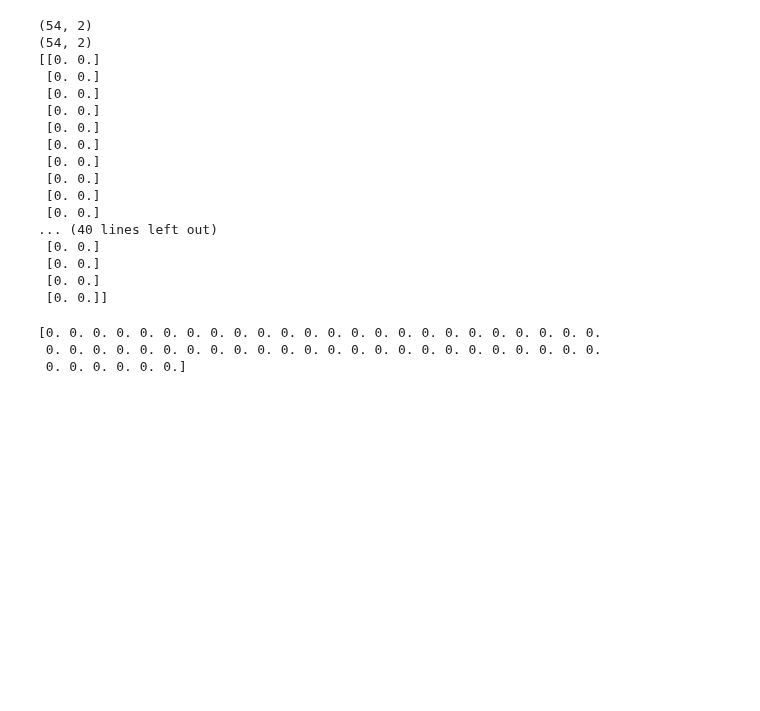
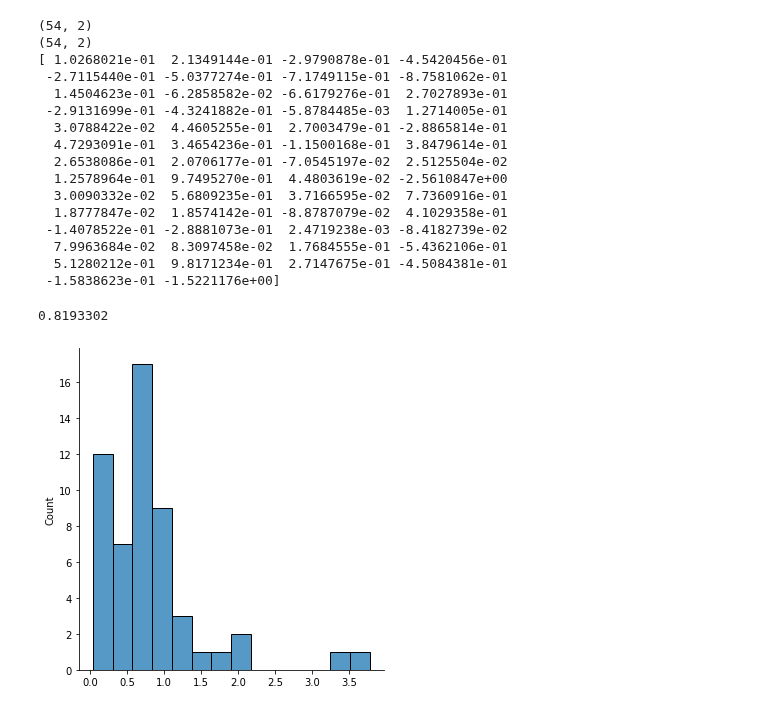
Before and after one commit to victor1234/ocv_calib_bencmarks, a Jupyter notebook: cornersubpixel.ipynb, the cells around one changed output. Drawn from its saved outputs; the diff is of its cells as text; code cells hidden in the pictures; blank space fills up the shorter version.

```diff
--- a/cornersubpixel.ipynb
+++ b/cornersubpixel.ipynb
@@ -4,23 +4,24 @@ import numpy as np
 from matplotlib import pyplot as plt
 import seaborn as sns
 # %%
-pattern_size = (6, 9)
-image_size = (480, 640)
-border_width = 40
-square_size = 55
+pattern_size = (9, 6) # width, height
+s = 1
+image_size = (480 // 2, 640 // 2)
+border_width = 40 // 2
+square_size = 50 // 2
 
 pattern_image = np.ones(image_size, np.uint8)
 pattern_corners = np.zeros(((pattern_size[0]) * (pattern_size[1]), 2), np.float32)
 n = 0
-for i in range(pattern_size[0] + 1):
-    for j in range(pattern_size[1] + 1):
-        j0 = border_width + j * square_size
-        i0 = border_width + i * square_size
+for j in range(pattern_size[1] + 1):
+    y = border_width + j * square_size
+    for i in range(pattern_size[0] + 1):
+        x = border_width + i * square_size
 
         if (i + j) % 2 == 0:
-            pattern_image[i0:i0+square_size, j0:j0+square_size] = 0
+            pattern_image[y:y + square_size, x:x + square_size] = 0
 
         if 0 < i <= pattern_size[0] and 0 < j <= pattern_size[1]:
-            pattern_corners[n, 0] = j0 - 0.5
-            pattern_corners[n, 1] = i0 - 0.5
+            pattern_corners[n, 0] = x - 0.5
+            pattern_corners[n, 1] = y - 0.5
             n += 1
@@ -34,5 +77,5 @@ plt.show()
 # %%
-status, corners = cv.findChessboardCorners(pattern_image, (9, 6))
+status, corners = cv.findChessboardCorners(pattern_image, pattern_size)
 if status:
     #print(corners)
     criteria = (cv.TERM_CRITERIA_EPS + cv.TERM_CRITERIA_COUNT, 300, 0.01)
@@ -51,30 +94,28 @@ print(corners.shape)
 print(pattern_corners.shape)
 
 diff = corners - pattern_corners
-print(diff)
+print(np.mean(diff, axis=1))
 # %% [output]
 (54, 2)
 (54, 2)
-[[0. 0.]
- [0. 0.]
- [0. 0.]
- [0. 0.]
- [0. 0.]
- [0. 0.]
- [0. 0.]
- [0. 0.]
- [0. 0.]
- [0. 0.]
-... (40 lines left out)
- [0. 0.]
- [0. 0.]
- [0. 0.]
- [0. 0.]]
+[ 1.0268021e-01  2.1349144e-01 -2.9790878e-01 -4.5420456e-01
+ -2.7115440e-01 -5.0377274e-01 -7.1749115e-01 -8.7581062e-01
+  1.4504623e-01 -6.2858582e-02 -6.6179276e-01  2.7027893e-01
+ -2.9131699e-01 -4.3241882e-01 -5.8784485e-03  1.2714005e-01
+  3.0788422e-02  4.4605255e-01  2.7003479e-01 -2.8865814e-01
+  4.7293091e-01  3.4654236e-01 -1.1500168e-01  3.8479614e-01
+  2.6538086e-01  2.0706177e-01 -7.0545197e-02  2.5125504e-02
+  1.2578964e-01  9.7495270e-01  4.4803619e-02 -2.5610847e+00
+  3.0090332e-02  5.6809235e-01  3.7166595e-02  7.7360916e-01
+  1.8777847e-02  1.8574142e-01 -8.8787079e-02  4.1029358e-01
+ -1.4078522e-01 -2.8881073e-01  2.4719238e-03 -8.4182739e-02
+  7.9963684e-02  8.3097458e-02  1.7684555e-01 -5.4362106e-01
+  5.1280212e-01  9.8171234e-01  2.7147675e-01 -4.5084381e-01
+ -1.5838623e-01 -1.5221176e+00]
 # %%
-#sns.displot(errors)
 errors = np.linalg.norm(diff, axis=1)
-print(errors)
+sns.displot(errors)
+print(np.mean(errors))
 # %% [output]
-[0. 0. 0. 0. 0. 0. 0. 0. 0. 0. 0. 0. 0. 0. 0. 0. 0. 0. 0. 0. 0. 0. 0. 0.
- 0. 0. 0. 0. 0. 0. 0. 0. 0. 0. 0. 0. 0. 0. 0. 0. 0. 0. 0. 0. 0. 0. 0. 0.
- 0. 0. 0. 0. 0. 0.]
+0.8193302
+[figure, added]
```
Also changed, not shown: parts of 4 cells of this notebook.
